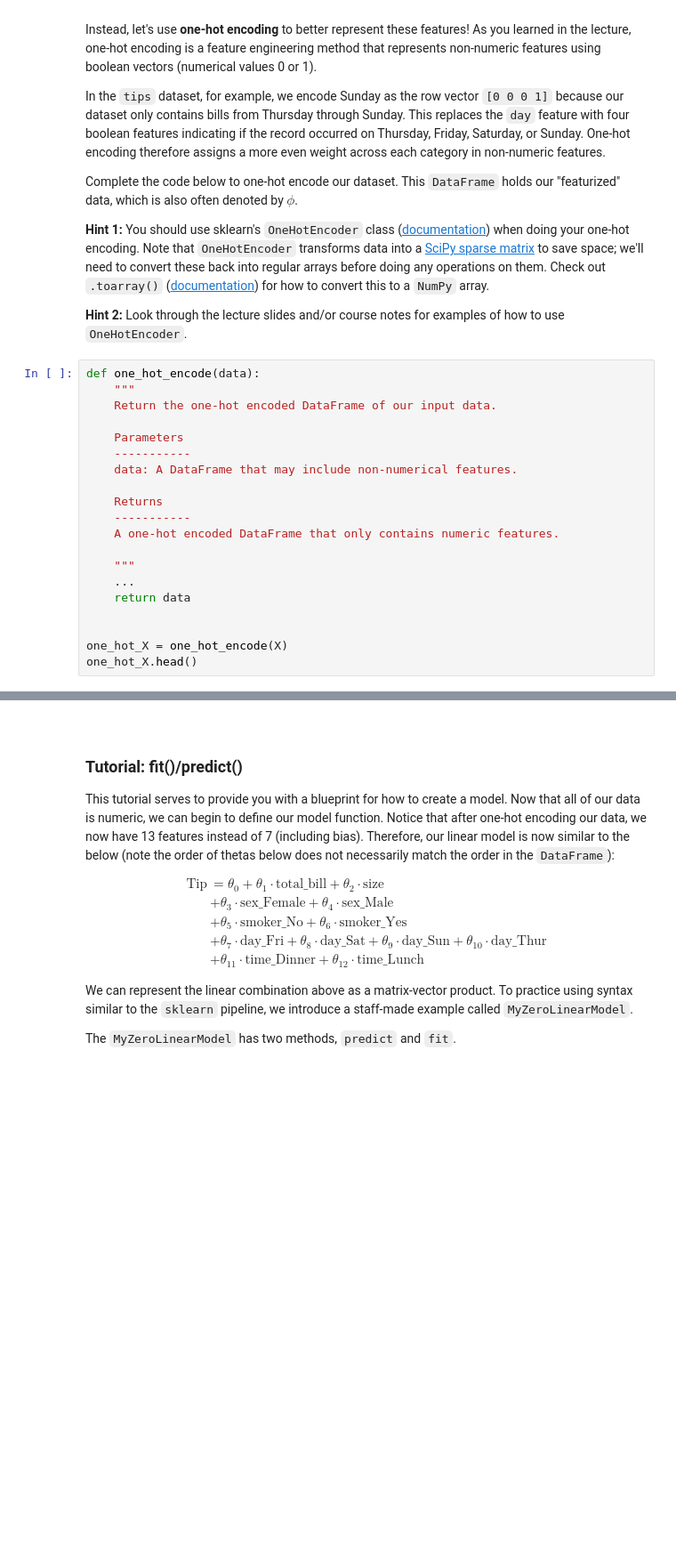
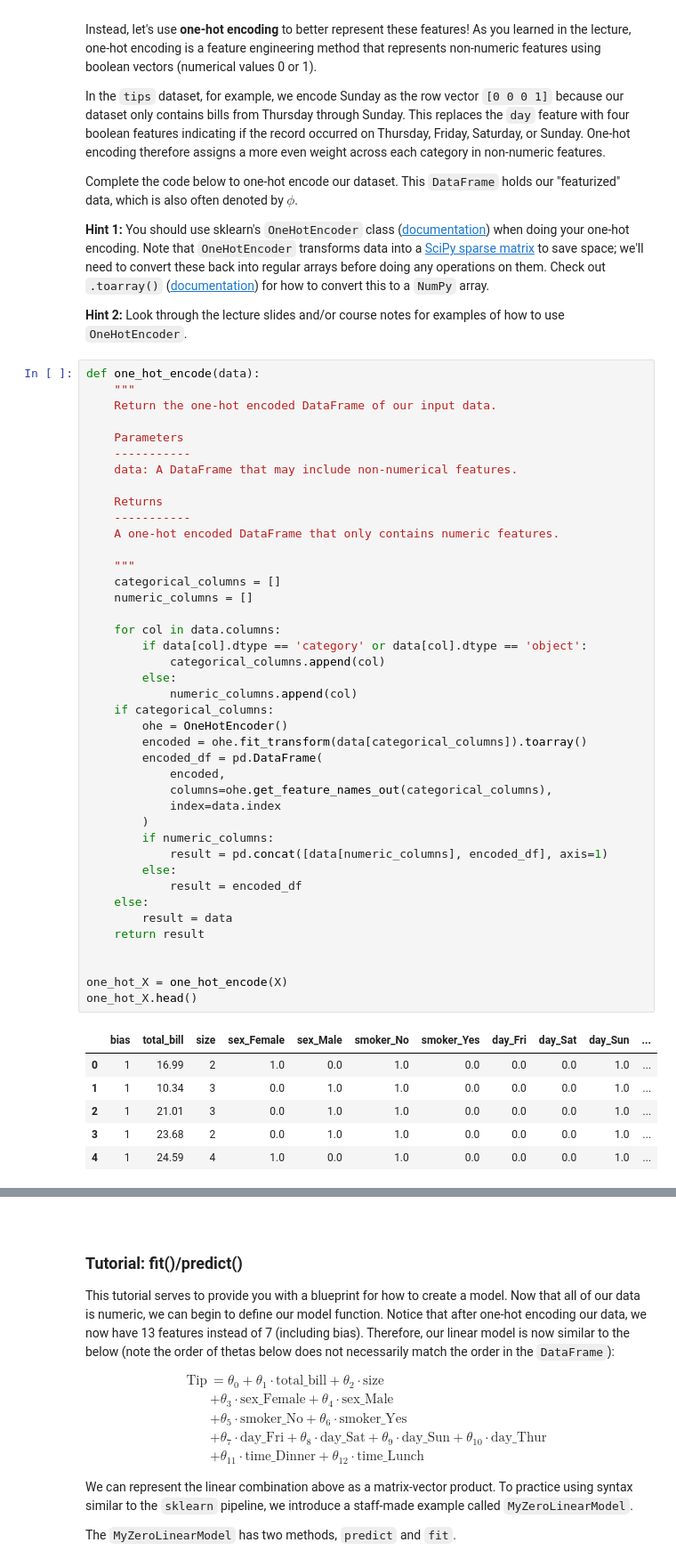
Before and after one commit to ac0033/sp25-student, a Jupyter notebook: lab/lab07/lab07.ipynb, the cells around one changed output, grey strips where cells are left out. Shown at 89% size. Saved outputs shown, nothing was run; the diff lists cells and outputs as text; blank space fills up the shorter version.

```diff
--- a/lab/lab07/lab07.ipynb
+++ b/lab/lab07/lab07.ipynb
@@ -133,22 +150,50 @@ Complete the code below to one-hot encode our dataset. This `DataFrame` holds ou
 # %%
 def one_hot_encode(data):
     """
     Return the one-hot encoded DataFrame of our input data.
 
     Parameters
     -----------
     data: A DataFrame that may include non-numerical features.
 
     Returns
     -----------
     A one-hot encoded DataFrame that only contains numeric features.
 
     """
-    ...
-    return data
+    categorical_columns = []
+    numeric_columns = []
+
+    for col in data.columns:
+        if data[col].dtype == 'category' or data[col].dtype == 'object':
+            categorical_columns.append(col)
+        else:
+            numeric_columns.append(col)
+    if categorical_columns:
+        ohe = OneHotEncoder()
+        encoded = ohe.fit_transform(data[categorical_columns]).toarray()
+        encoded_df = pd.DataFrame(
+            encoded,
+            columns=ohe.get_feature_names_out(categorical_columns),
+            index=data.index
+        )
+        if numeric_columns:
+            result = pd.concat([data[numeric_columns], encoded_df], axis=1)
+        else:
+            result = encoded_df
+    else:
+        result = data
+    return result
 
 
 one_hot_X = one_hot_encode(X)
 one_hot_X.head()
+# %% [output]
+|  | bias | total_bill | size | sex_Female | sex_Male | smoker_No | smoker_Yes | day_Fri | day_Sat | day_Sun | ... |
+| 0 | 1 | 16.99 | 2 | 1.0 | 0.0 | 1.0 | 0.0 | 0.0 | 0.0 | 1.0 | ... |
+| 1 | 1 | 10.34 | 3 | 0.0 | 1.0 | 1.0 | 0.0 | 0.0 | 0.0 | 1.0 | ... |
+| 2 | 1 | 21.01 | 3 | 0.0 | 1.0 | 1.0 | 0.0 | 0.0 | 0.0 | 1.0 | ... |
+| 3 | 1 | 23.68 | 2 | 0.0 | 1.0 | 1.0 | 0.0 | 0.0 | 0.0 | 1.0 | ... |
+| 4 | 1 | 24.59 | 4 | 1.0 | 0.0 | 1.0 | 0.0 | 0.0 | 0.0 | 1.0 | ... |
 # %%
 grader.check("q1")
```
Also changed, not shown: parts of 32 cells of this notebook, 1 other file.
